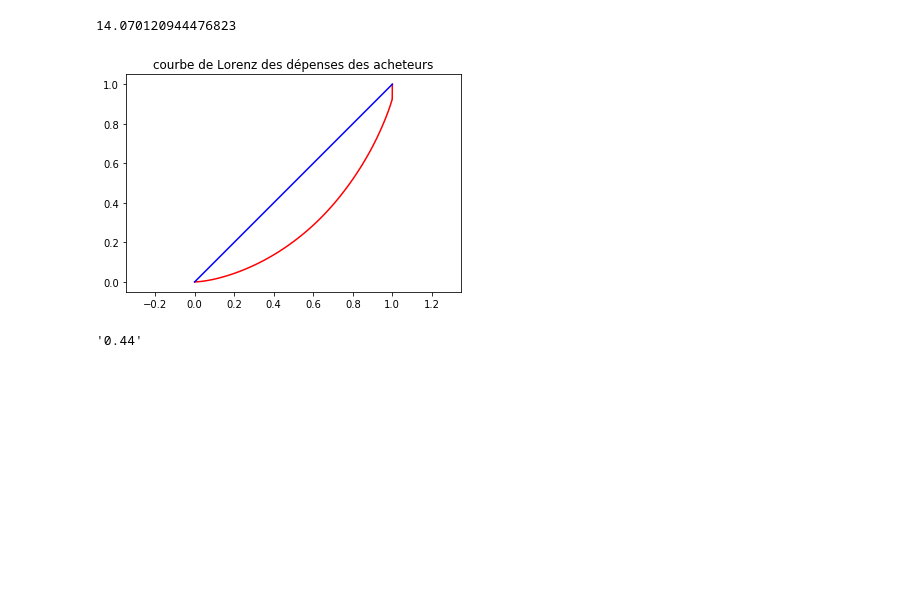
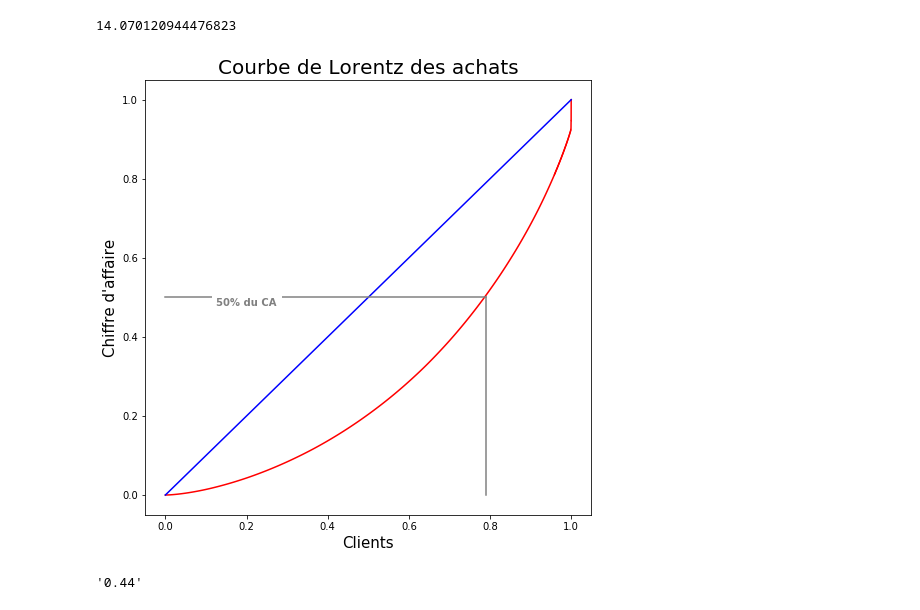
Before and after one commit to Sh4mSh4m/OCR_DA_proj4, a Jupyter notebook: Projet 4 - Analysez les ventes de votre entreprise.ipynb, the cells around one changed output. Cells and saved outputs as stored; diff of their text form; code cells hidden in the pictures; blank space fills up the shorter version.

```diff
--- a/Projet 4 - Analysez les ventes de votre entreprise.ipynb
+++ b/Projet 4 - Analysez les ventes de votre entreprise.ipynb
@@ -1173,18 +1169,28 @@ kp
 # %% [output]
 14.070120944476823
 # %%
+fig2_7, ax = plt.subplots(figsize=(8,8))
+
+
+def text(x, y, text):
+    ax.text(x, y, text, backgroundcolor="white",
+            ha='center', va='top', weight='bold', color='grey')
 #Courbe de Lorentz
 lorenz = np.cumsum(np.sort(sales_aclient_yearly)) / sales_aclient_yearly.sum()
 lorenz = np.append([0], lorenz)
 n = len(sales_aclient_yearly)
-plt.axes().axis('equal')
 xaxis = np.linspace(0, 1, len(lorenz))
-plt.plot(xaxis, lorenz, drawstyle='steps-post', color='red')
-plt.plot([0,1], [0,1], color='blue')
-plt.title('courbe de Lorenz des dépenses des acheteurs')
-plt.show()
+ax.plot(xaxis, lorenz, drawstyle='steps-post', color='red')
+ax.plot([0,1], [0,1], color='blue')
+ax.plot([0,0.79], [0.5, 0.5], color='grey')
+text(0.2, 0.5, "50% du CA")
+ax.plot([0.79, 0.79], [0, 0.5], color='grey')
+ax.set_title("Courbe de Lorentz des achats", fontsize=20)
+ax.set_ylabel("Chiffre d'affaire", fontsize=15)
+ax.set_xlabel("Clients", fontsize=15)
+fig2_7.savefig("figure_2_7_Courbe de Lorentz des achats.png")
 # %% [output]
-[figure, old version]
+[figure, new version]
 # %%
 area_red = lorenz[:].sum()/len(lorenz)
 S = 0.5 - area_red
```
Also changed, not shown: parts of 20 cells of this notebook, 18 other files.
